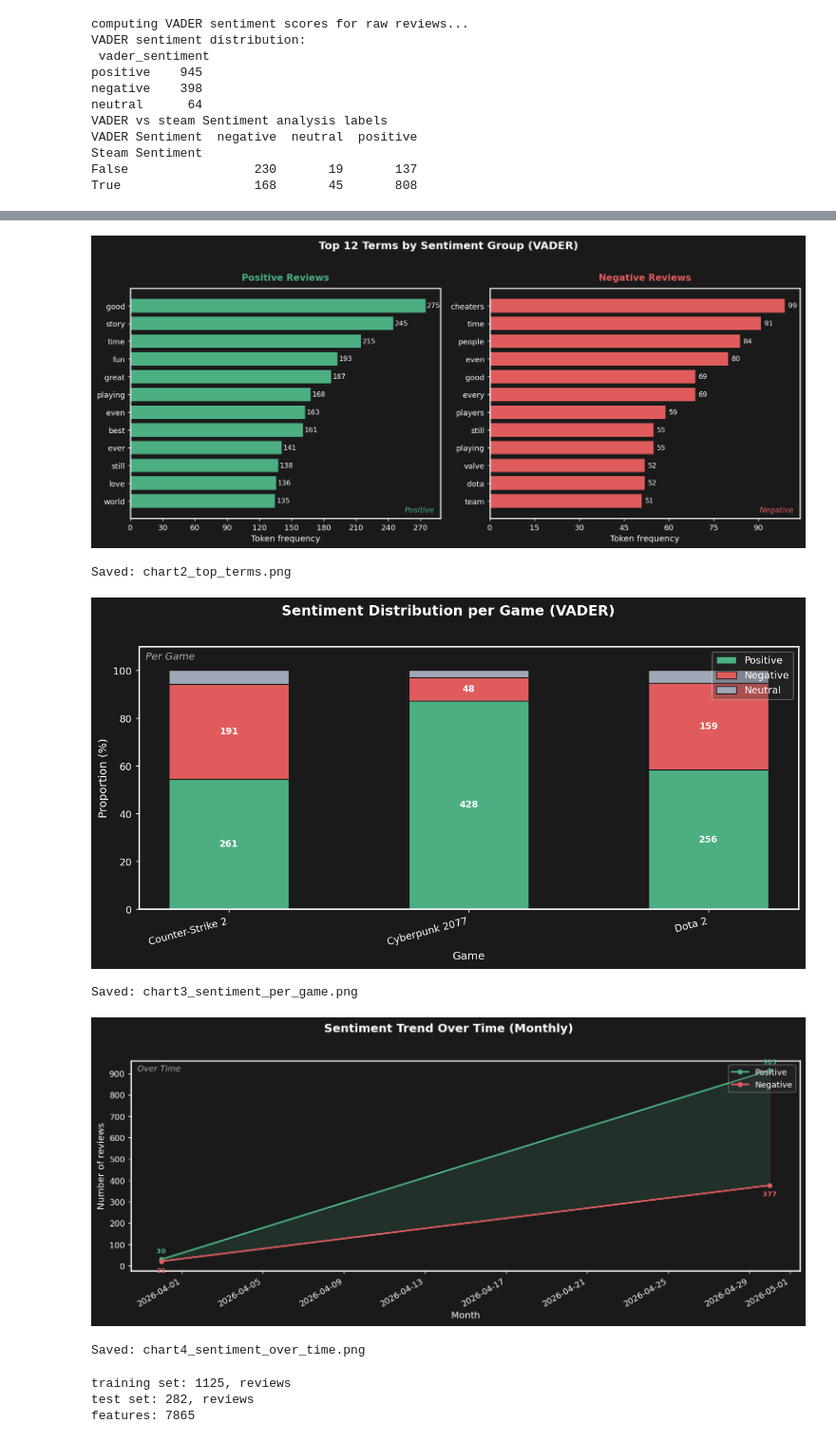
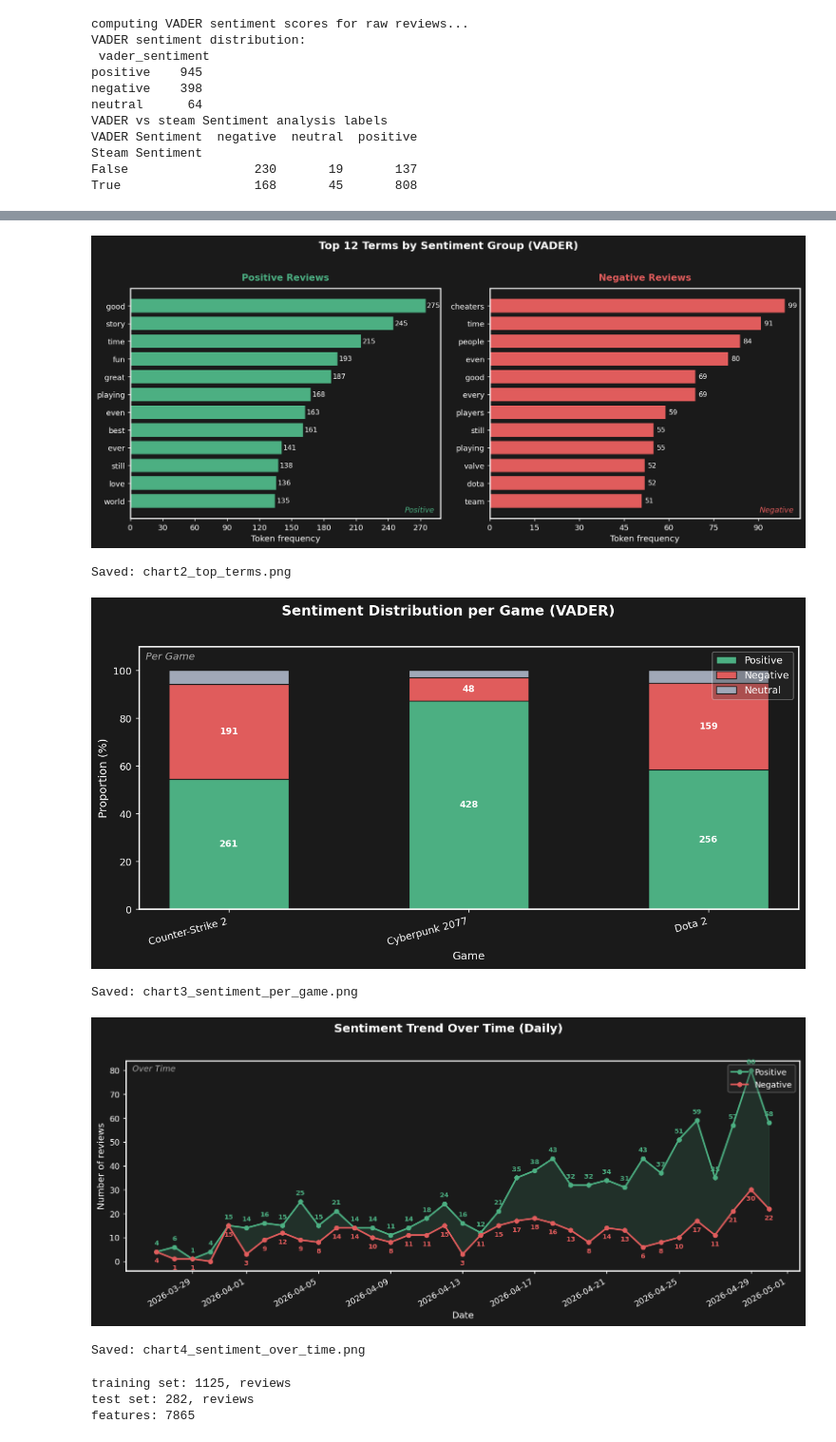
Before and after one commit to Iwantexpresso/767-Steam-Sentiment-analysis, a Jupyter notebook: Steam-Sentiment-analysis.ipynb, the cells around one changed output, grey strips where cells are left out. Shown at 95% size. Drawn from its saved outputs; the diff is of its cells as text; code cells hidden in the pictures.

Commit message:
Change chart 4 to report daily since the data mostly in 2 months

```diff
--- a/Steam-Sentiment-analysis.ipynb
+++ b/Steam-Sentiment-analysis.ipynb
@@ -664,7 +664,7 @@ df_time = df[df['date'].notna() & (df['vader_sentiment'] != 'neutral')].copy()
 df_time = df_time.set_index('date')
 
 monthly = (
-    df_time.groupby([pd.Grouper(freq='ME'), 'vader_sentiment'])
+    df_time.groupby([pd.Grouper(freq='D'), 'vader_sentiment'])
            .size()
            .unstack(fill_value=0)
            .reindex(columns=['positive', 'negative'], fill_value=0)
@@ -672,7 +672,7 @@ monthly = (
 
 fig, ax = plt.subplots(figsize=(12, 5), facecolor='#1a1a1a')
 ax.set_facecolor('#1a1a1a')
-fig.suptitle('Sentiment Trend Over Time (Monthly)',
+fig.suptitle('Sentiment Trend Over Time (Daily)',
              fontsize=14, fontweight='bold', color='white', y=1.02)
 
 for spine in ax.spines.values():
@@ -710,35 +710,35 @@ for date, val in monthly['negative'].items():
     if val > 0:
         ax.annotate(f'{int(val)}', (date, val),
                     textcoords='offset points', xytext=(0, -13),
                     ha='center', fontsize=8, color=C_NEG, fontweight='bold')
 
 # "Over Time" label on chart
 ax.text(0.01, 0.98, 'Over Time', transform=ax.transAxes,
         ha='left', va='top', fontsize=10, color='#aaaaaa', fontstyle='italic')
 
 ax.set_ylabel('Number of reviews')
-ax.set_xlabel('Month')
+ax.set_xlabel('Date')
 ax.yaxis.set_major_locator(mticker.MaxNLocator(integer=True))
 
 legend = ax.legend(loc='upper right', framealpha=0.3,
                    facecolor='#333333', edgecolor='white', labelcolor='white')
 
 fig.autofmt_xdate(rotation=30)
 plt.tight_layout()
 plt.savefig('chart4_sentiment_over_time.png', bbox_inches='tight', facecolor='#1a1a1a')
 plt.show()
 print('Saved: chart4_sentiment_over_time.png')
 # %% [output]
 Setup OK.
 Rows   : 1407
 Columns: ['review_text', 'voted_up', 'timestamp_created', 'appid', 'game_name', 'date', 'review_clean', 'token_count', 'vader_compound', 'vader_sentiment', 'vader_neg', 'vader_neu', 'vader_pos']
 [figure]
 Saved: chart1_sentiment_distribution.png
 [figure]
 Saved: chart2_top_terms.png
 [figure]
 Saved: chart3_sentiment_per_game.png
-[figure, old version]
+[figure, new version]
 Saved: chart4_sentiment_over_time.png
 # %%
 # Setup for Logiscitic regression with TF-IDF features
```
Also changed, not shown: 1 other file.
